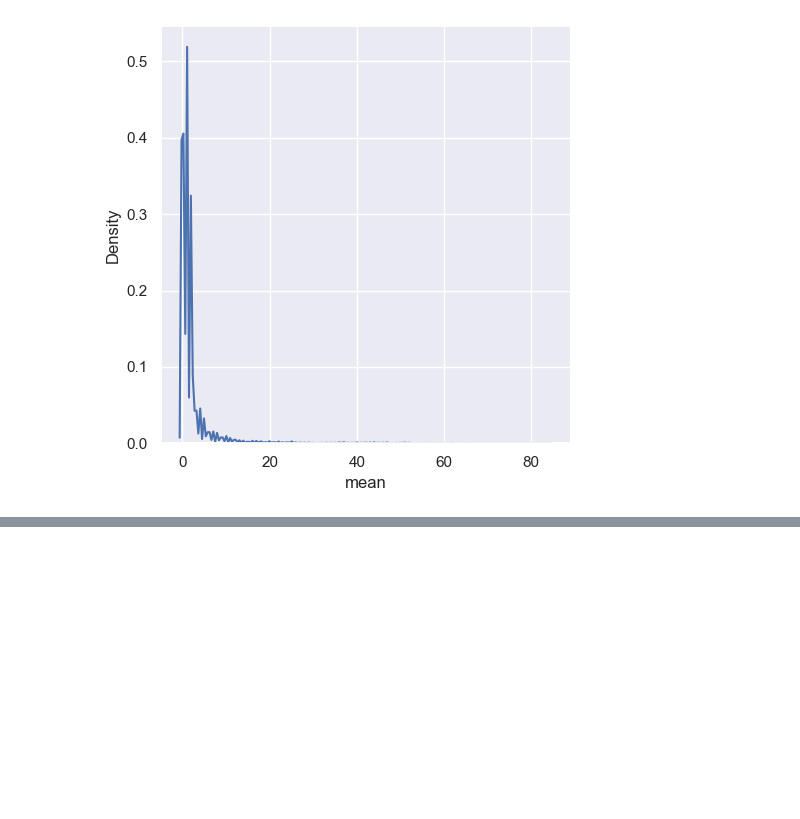
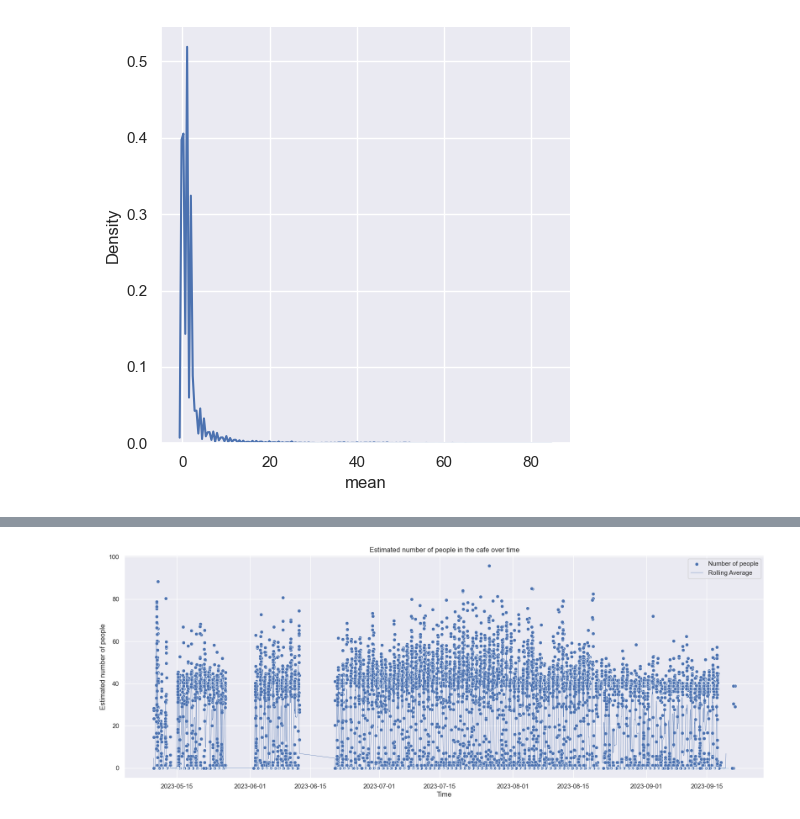
Before and after one commit to iot-lnu/iotlab-smart-ferry, a Jupyter notebook: Dessi-demo.ipynb, the cells around one changed output, grey strips where cells are left out. Saved outputs shown, nothing was run; the diff lists cells and outputs as text; code cells hidden in the pictures; blank space fills up the shorter version.

Commit message:
Latest data in csv and some updates to analysis

```diff
--- a/Dessi-demo.ipynb
+++ b/Dessi-demo.ipynb
@@ -241,0 +253,7 @@ sns.displot(df5, x="mean",  kind="kde", bw_adjust=.25)
+# %%
+import matplotlib.pyplot as plt
+import pandas as pd
+# read your data
+df = pd.read_csv('ms-dessi-data/backup/data_all_3b25.csv')
+df['time'] = pd.to_datetime(df['time'], format='mixed')
+df.head()
@@ -241,0 +268,38 @@ sns.displot(df5, x="mean",  kind="kde", bw_adjust=.25)
+# %%
+import seaborn as sns
+sns.set_theme(style="darkgrid")
+plt.figure (figsize = (20, 7))
+ax = plt.subplot()
+
+# normalizing the motion column
+df["motion_3b25"] = (df["motion_3b25"] - df["motion_3b25"].min()) / (df["motion_3b25"].max() - df["motion_3b25"].min())
+
+# normalizing the noise_level_average column
+df["noiseLevelAverage"] = (df["noiseLevelAverage_3b25"] - df["noiseLevelAverage_3b25"].min()) / (df["noiseLevelAverage_3b25"].max() - df["noiseLevelAverage_3b25"].min())
+
+# getting average of normalized columns to estimate people
+df["estimated_people"] = (df["motion_3b25"] + df["noiseLevelAverage"]) / 2
+
+# multiplying by a constant if required. For example if you know that max combined sensor readings correspond to 100 people
+df["estimated_people"] = df["estimated_people"] * 100
+
+# Plotting the rolling average along with scatter plot
+window_size = 20  # You can change it according to your needs.
+
+# calculate moving average
+df['rolling_avg'] = df['estimated_people'].rolling(window=window_size).mean()
+
+# scatter plot of the estimated people over time
+sns.scatterplot(x = pd.to_datetime(df['time']), y=df['estimated_people'], label='Number of people')
+
+# plot of the rolling average
+sns.lineplot(x=pd.to_datetime(df['time']), y=df['rolling_avg'], label='Rolling Average', linewidth=0.5)
+
+plt.title("Estimated number of people in the cafe over time")
+plt.xlabel('Time')
+plt.ylabel('Estimated number of people')
+plt.legend()
+
+plt.show()
+# %% [output]
+[figure, added]
```
Also changed, not shown: parts of 13 cells of this notebook, 2 other files.
